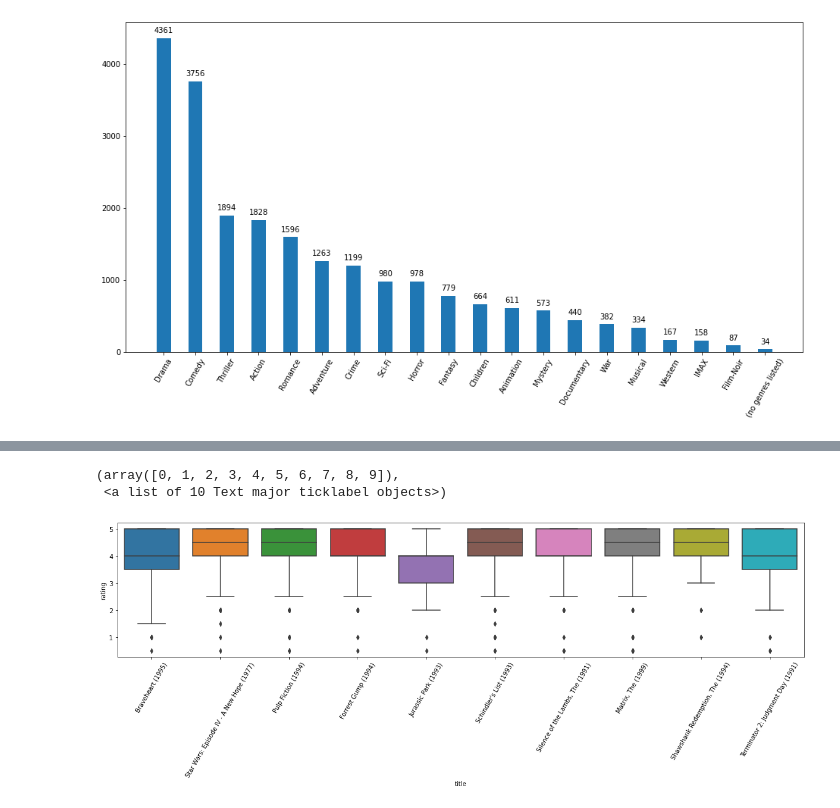
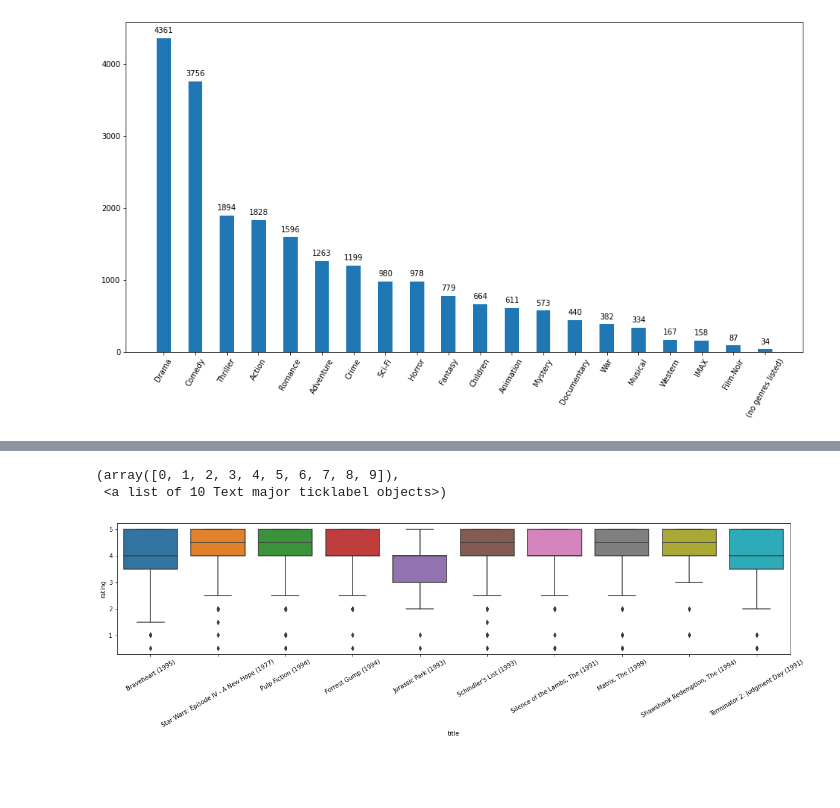
Before and after one commit to cardosorrenan/alura-QuarentenaDados, a Jupyter notebook: MovieLensTasks.ipynb, the cells around one changed output, grey strips where cells are left out. Saved outputs shown, nothing was run; the diff lists cells and outputs as text; code cells hidden in the pictures; blank space fills up the shorter version.

```diff
--- a/MovieLensTasks.ipynb
+++ b/MovieLensTasks.ipynb
@@ -8,4 +8,4 @@ Movies fetched from api: 9742 rows
 # %%
-movies = pd.read_csv("https://raw.githubusercontent.com/alura-cursos/introducao-a-data-science/master/aula0/ml-latest-small/movies.csv")
+movies = pd.read_csv("https://raw.githubusercontent.com/cardosorrenan/alura-QuarentenaDados/master/csv/movies.csv")
 movies.columns = ["movie_id", "title", "genres"]
 # %% [markdown]
@@ -13,4 +13,4 @@ Reviews fetched from api: 100836 rows
 # %%
-reviews = pd.read_csv("https://github.com/alura-cursos/introducao-a-data-science/blob/master/aula0/ml-latest-small/ratings.csv?raw=true")
+reviews = pd.read_csv("https://raw.githubusercontent.com/cardosorrenan/alura-QuarentenaDados/master/csv/ratings.csv")
 reviews.columns = ["user_id", "movie_id", "rating", "timestamp"]
 # %% [markdown]
@@ -140,10 +138,10 @@ plt.xticks(rotation=60)
 # %%
 movie_ids_most_voted = list(movies_with_count[0:10]['movie_id'])
 reviews_of_most_voted = reviews.query(f'movie_id in {movie_ids_most_voted}').merge(movies, on='movie_id')
 sns.boxplot(data = reviews_of_most_voted, x ="title", y="rating")
 plt.gcf().set_size_inches(20, 4)
-plt.xticks(rotation=60)
+plt.xticks(rotation=30)
 # %% [output]
 (array([0, 1, 2, 3, 4, 5, 6, 7, 8, 9]),
  <a list of 10 Text major ticklabel objects>)
-[figure, old version]
+[figure, new version]
```
Also changed, not shown: parts of 13 cells of this notebook.
